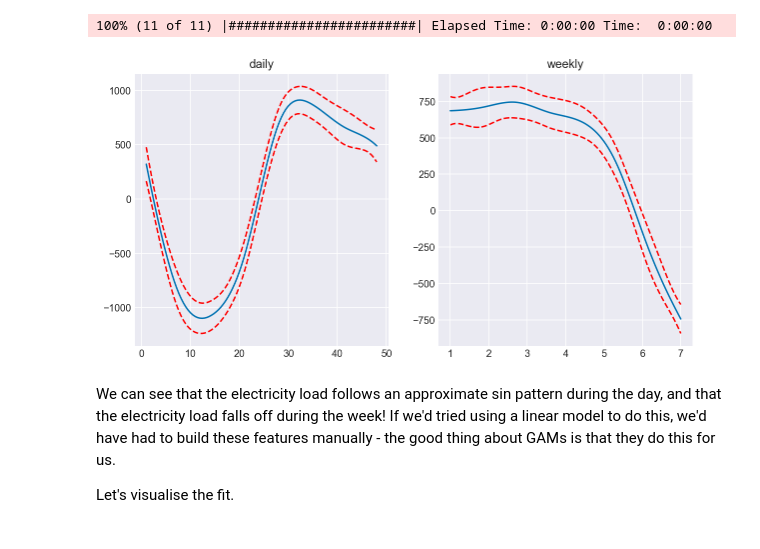
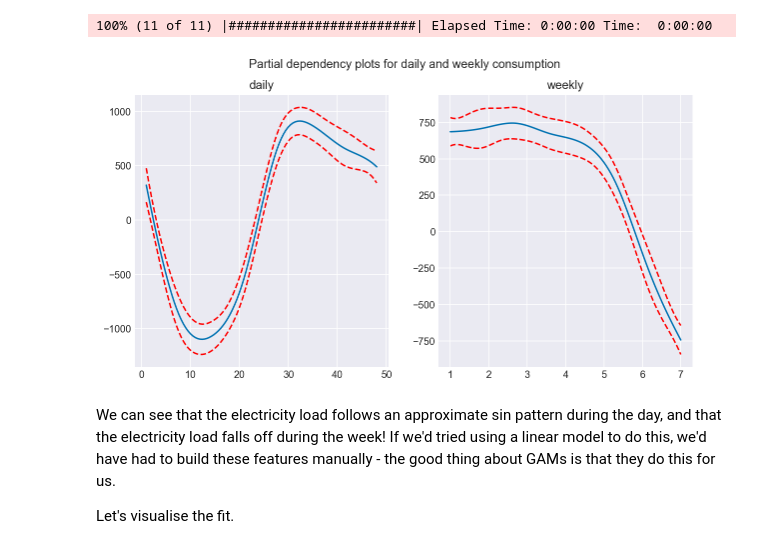
Before and after one commit to archanasheshadri/pyGAM, a Jupyter notebook: PYGAM.ipynb, the cells around one changed output. Drawn from its saved outputs; the diff is of its cells as text; code cells hidden in the pictures.

```diff
--- a/PYGAM.ipynb
+++ b/PYGAM.ipynb
@@ -311,19 +325,21 @@ gam = LinearGAM(n_splines=10).gridsearch(X_train.values, y_train)
 # %%
 fig, axs = plt.subplots(1, 2)
 fig.set_figheight(5)
 fig.set_figwidth(10)
 titles = ['daily', 'weekly']
 
 for i, ax in enumerate(axs):
     XX = gam.generate_X_grid(term=i)
     pdep, confi = gam.partial_dependence(term=i, width=.95)
     confi = np.asarray(confi)
     confi = confi.squeeze()
     ax.plot(XX[:, i], pdep)
     ax.plot(XX[:, i], confi, c='r', ls='--')
     ax.set_title(titles[i])
+
+fig.suptitle("Partial dependency plots for daily and weekly consumption", size=12);
 # %% [output]
-[figure, old version]
+[figure, new version]
 # %% [markdown]
 We can see that the electricity load follows an approximate sin pattern during the day, and that the electricity load falls off during the week! If we'd tried using a linear model to do this, we'd have had to build these features manually - the good thing about GAMs is that they do this for us.
 
```
Also changed, not shown: parts of 16 cells of this notebook.
